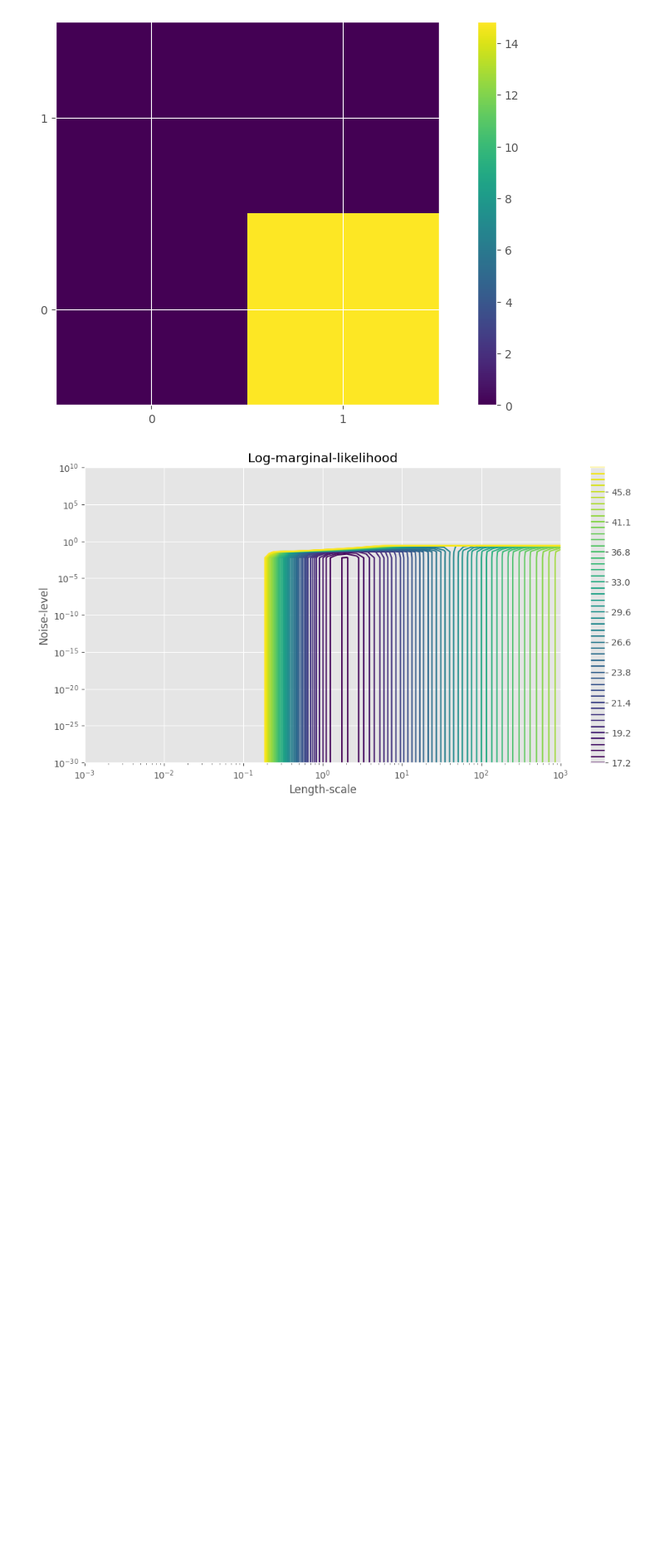
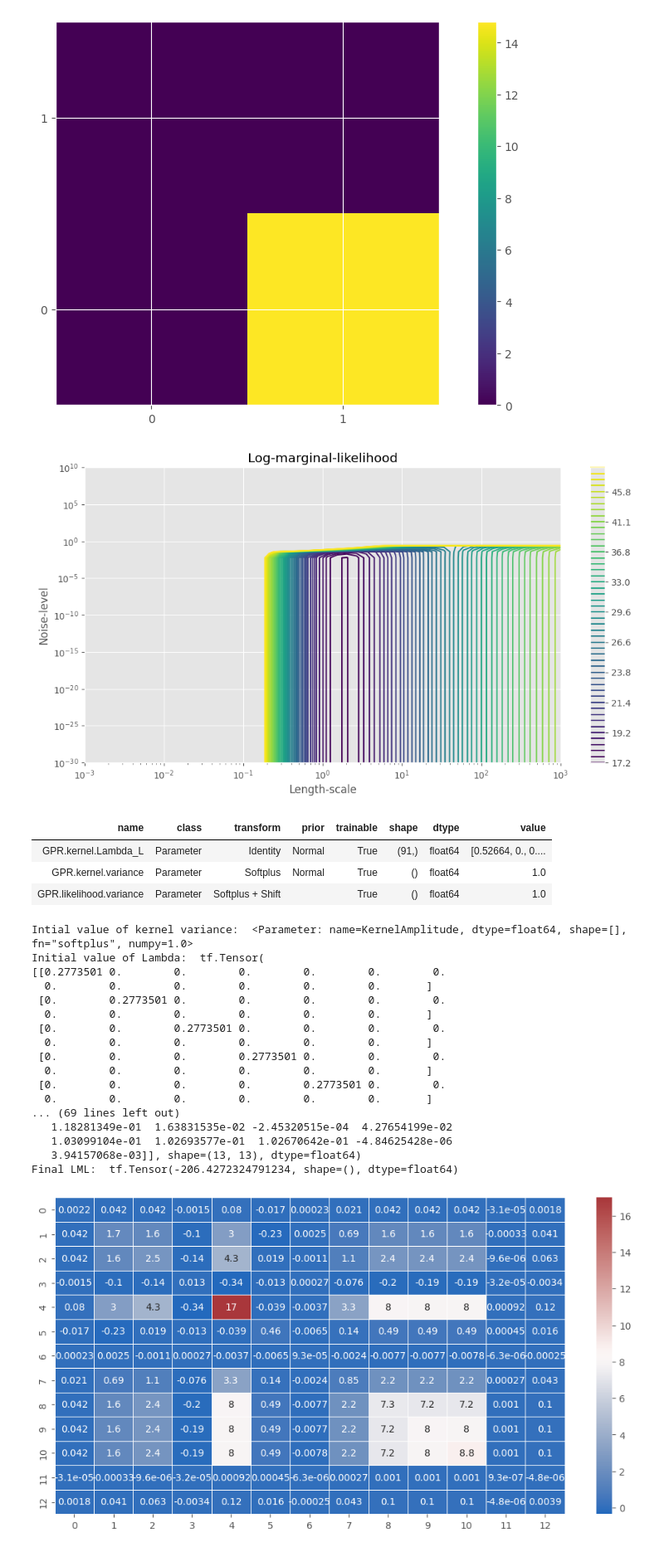
Before and after one commit to mattyred/BSGP_Automatic_Independence_Determination, a Jupyter notebook: LambdaRBFKernel/kernel.ipynb, the cells around one changed output. Shown at 83% size. Drawn from its saved outputs; the diff is of its cells as text; code cells hidden in the pictures; blank space fills up the shorter version.

```diff
--- a/LambdaRBFKernel/kernel.ipynb
+++ b/LambdaRBFKernel/kernel.ipynb
@@ -314,3 +334,53 @@ plt.title("Log-marginal-likelihood")
 plt.show()
 # %% [output]
 [figure]
+# %%
+#Lambda = tf.constant([[1/4, 0],[0, 1/4]], dtype=tf.float64)#(1/4)*tf.eye(2, dtype=tf.float64)
+D = 13
+triangular_size = gpflow.utilities.bijectors.triangular_size(D)
+lengthscales = tf.constant([D**0.5]*D, dtype=tf.float64)
+Lambda_L = get_lower_triangular_diag(lengthscales)
+Lambda_L = tfp.math.fill_triangular_inverse(Lambda_L) # TRY
+LSE = LambdaRBF(Lambda_L, 1.0)
+LSE.Lambda_L.prior = tfp.distributions.Normal(loc=gpflow.utilities.to_default_float(1.), scale=gpflow.utilities.to_default_float(1.))
+LSE.variance.prior = tfp.distributions.Normal(loc=gpflow.utilities.to_default_float(0.05), scale=gpflow.utilities.to_default_float(1.))
+model = gpflow.models.GPR(
+    (X_train, Y_train),
+    kernel=LSE,
+)
+gpflow.utilities.print_summary(model, fmt="notebook")
+print('Intial value of kernel variance: ', LSE.variance)
+Lambda_L_matrix = tfp.math.fill_triangular(LSE.Lambda_L)
+print('Initial value of Lambda: ', tf.linalg.matmul(Lambda_L_matrix, tf.transpose(Lambda_L_matrix)))
+print('Initial LML: ',model.log_marginal_likelihood())
+opt = gpflow.optimizers.Scipy()
+opt.minimize(model.training_loss, model.trainable_variables)
+print('-------------------------------')
+print('Optimal value of kernel variance: ', LSE.variance)
+Lambda_L_matrix = tfp.math.fill_triangular(LSE.Lambda_L)
+print('Initial value of Lambda: ', tf.linalg.matmul(Lambda_L_matrix, tf.transpose(Lambda_L_matrix)))
+print('Final LML: ',model.log_marginal_likelihood())
+visualize_matrix(tf.linalg.matmul(Lambda_L_matrix, tf.transpose(Lambda_L_matrix)))
+# %% [output]
+| name | class | transform | prior | trainable | shape | dtype | value |
+| GPR.kernel.Lambda_L | Parameter | Identity | Normal | True | (91,) | float64 | [0.52664, 0., 0.... |
+| GPR.kernel.variance | Parameter | Softplus | Normal | True | () | float64 | 1.0 |
+| GPR.likelihood.variance | Parameter | Softplus + Shift |  | True | () | float64 | 1.0 |
+Intial value of kernel variance:  <Parameter: name=KernelAmplitude, dtype=float64, shape=[], fn="softplus", numpy=1.0>
+Initial value of Lambda:  tf.Tensor(
+[[0.2773501 0.        0.        0.        0.        0.        0.
+  0.        0.        0.        0.        0.        0.       ]
+ [0.        0.2773501 0.        0.        0.        0.        0.
+  0.        0.        0.        0.        0.        0.       ]
+ [0.        0.        0.2773501 0.        0.        0.        0.
+  0.        0.        0.        0.        0.        0.       ]
+ [0.        0.        0.        0.2773501 0.        0.        0.
+  0.        0.        0.        0.        0.        0.       ]
+ [0.        0.        0.        0.        0.2773501 0.        0.
+  0.        0.        0.        0.        0.        0.       ]
+... (69 lines left out)
+   1.18281349e-01  1.63831535e-02 -2.45320515e-04  4.27654199e-02
+   1.03099104e-01  1.02693577e-01  1.02670642e-01 -4.84625428e-06
+   3.94157068e-03]], shape=(13, 13), dtype=float64)
+Final LML:  tf.Tensor(-206.4272324791234, shape=(), dtype=float64)
+[figure, added]
```
Also changed, not shown: parts of 12 cells of this notebook.
